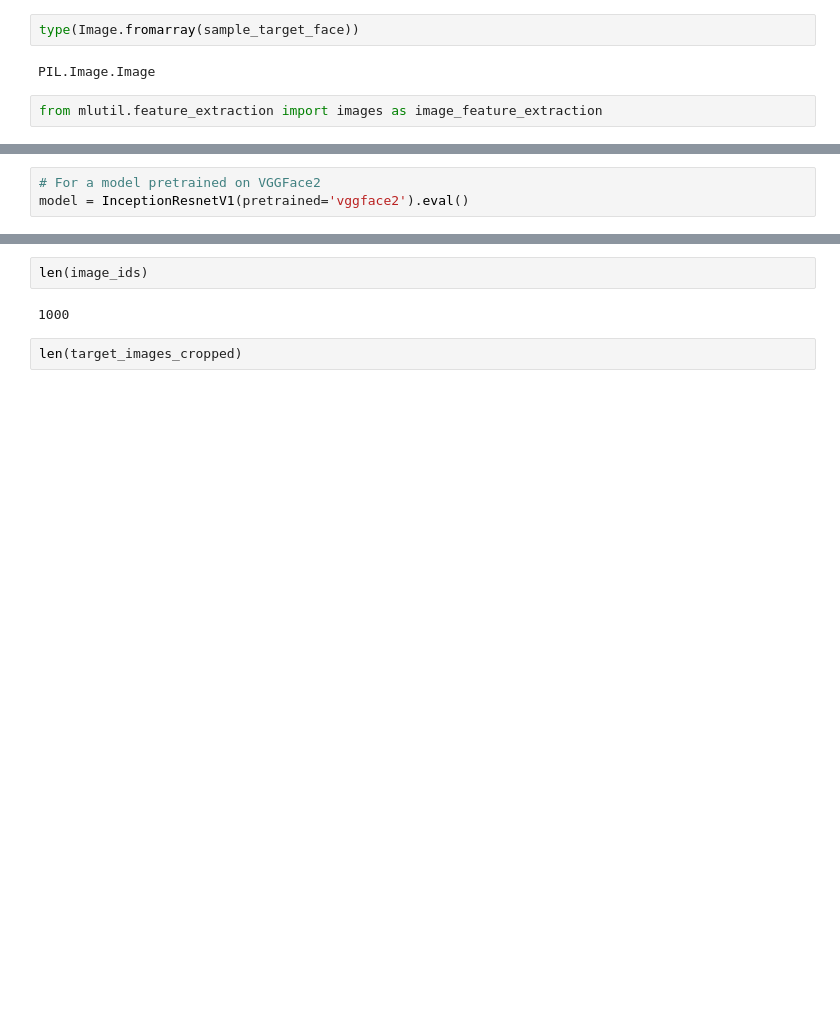
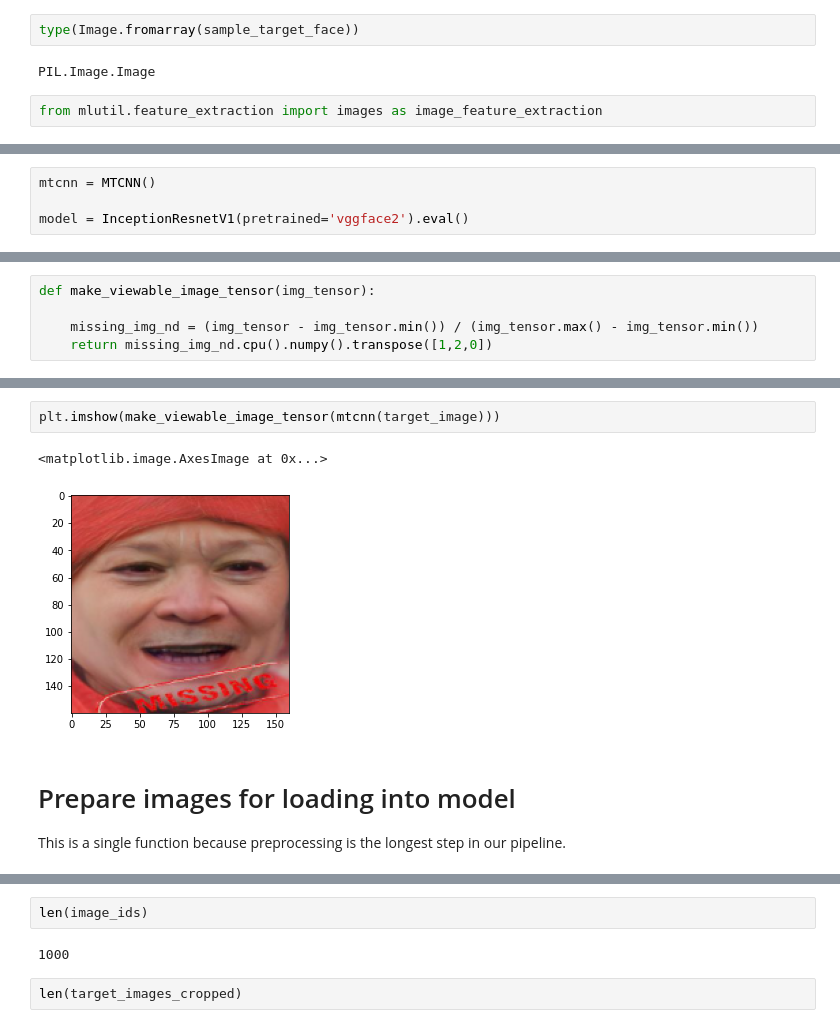
Before and after one commit to lambdaofgod/aicrowd_blitz_xiii, a Jupyter notebook: face_recognition/Face_Recognition_Facenet.ipynb, the cells around one changed output, grey strips where cells are left out. Saved outputs shown, nothing was run; the diff lists cells and outputs as text; blank space fills up the shorter version.

```diff
--- a/face_recognition/Face_Recognition_Facenet.ipynb
+++ b/face_recognition/Face_Recognition_Facenet.ipynb
@@ -197,3 +146,4 @@ resnet_children = list(resnet.children())
 # %%
-# For a model pretrained on VGGFace2
+mtcnn = MTCNN()
+
 model = InceptionResnetV1(pretrained='vggface2').eval()
@@ -268,0 +159,5 @@ def crop_detected_face(img):
+# %%
+def make_viewable_image_tensor(img_tensor):
+
+    missing_img_nd = (img_tensor - img_tensor.min()) / (img_tensor.max() - img_tensor.min())
+    return missing_img_nd.cpu().numpy().transpose([1,2,0])
@@ -269 +171,10 @@ def crop_detected_face(img):
+# %%
+plt.imshow(make_viewable_image_tensor(mtcnn(target_image)))
+# %% [output]
+<matplotlib.image.AxesImage at 0x...>
+[figure, added]
+# %% [markdown]
+# Prepare images for loading into model
+
+This is a single function because preprocessing is the longest step in our pipeline.
 # %%
```
Also changed, not shown: parts of 55 cells of this notebook.
